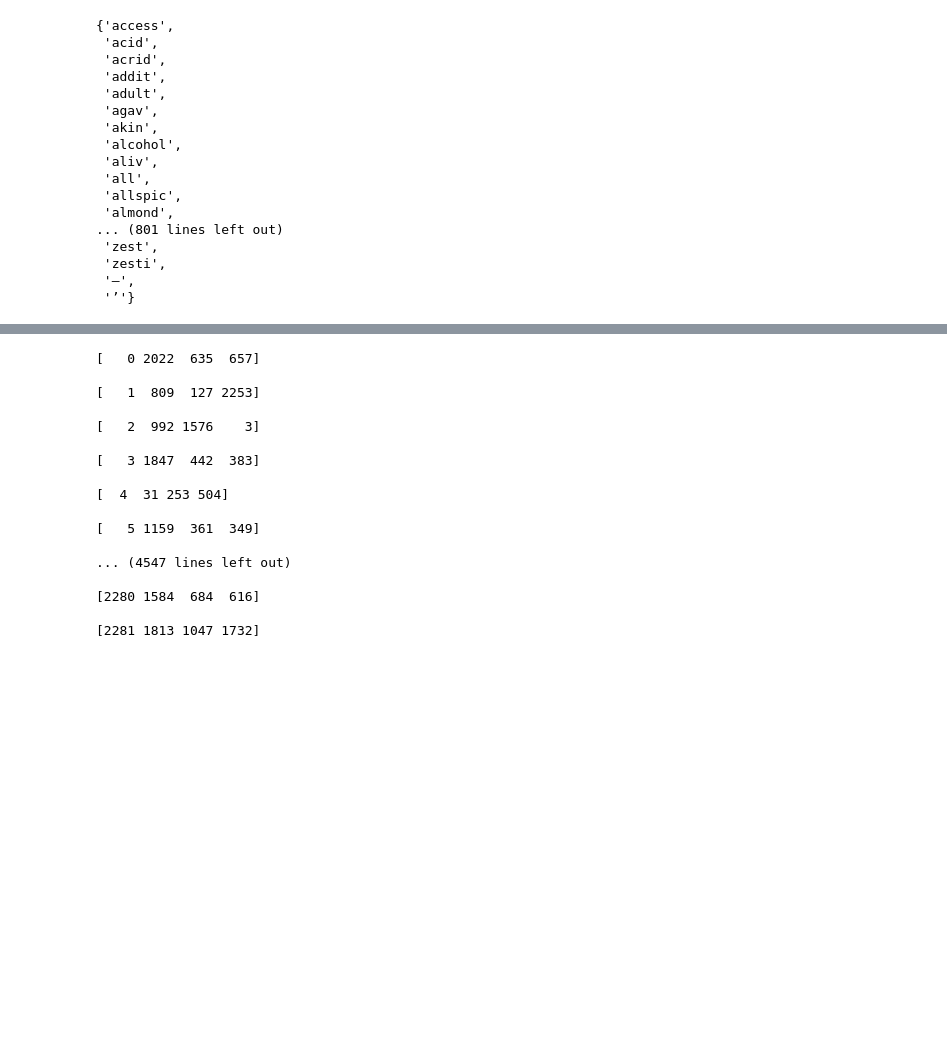
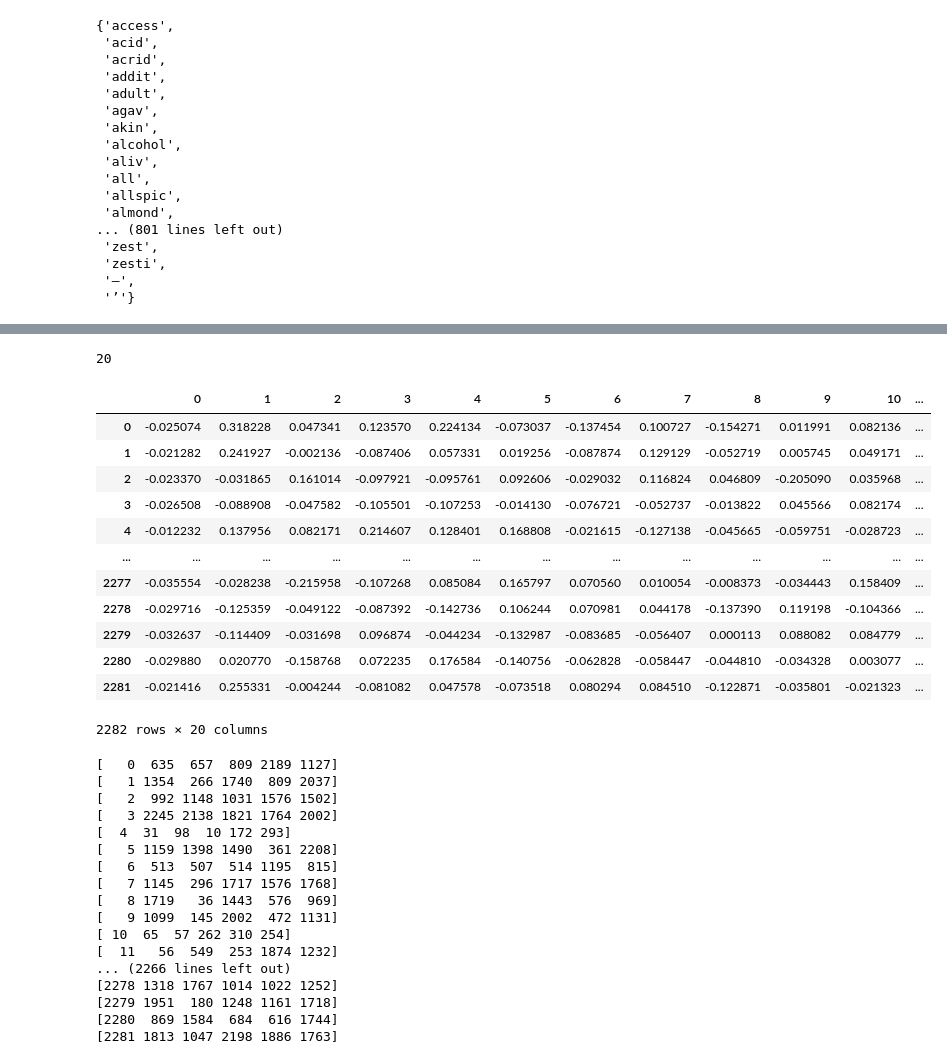
Before and after one commit to 1Intuition/Coffee-Surf, a Jupyter notebook: processing.ipynb, the cells around one changed output, grey strips where cells are left out. Cells and saved outputs as stored; diff of their text form; code cells hidden in the pictures; blank space fills up the shorter version.

```diff
--- a/processing.ipynb
+++ b/processing.ipynb
@@ -308,4 +315,4 @@ one_hot[one_hot.columns[1:]]
 # %%
 X = one_hot[one_hot.columns[1:]]
-nbrs = NearestNeighbors(n_neighbors=4, algorithm='ball_tree').fit(X)
+nbrs = NearestNeighbors(n_neighbors=6, algorithm='ball_tree').fit(X)
 distances, indices = nbrs.kneighbors(X)
@@ -312,21 +321,60 @@ distances, indices = nbrs.kneighbors(X)
+# %%
+# We want to reduce the number of features but limit the difference in nearest neighbours
+# We stop once only 10% of the sets have no overlap
+l = [0]
+n = 4
+while True:
+    n+=1
+    mca = prince.MCA(n_components=n)
+    mca = mca.fit(X)
+    mca = mca.transform(X)
+    nbrs = NearestNeighbors(n_neighbors=6, algorithm='ball_tree').fit(mca)
+    mca_distances, mca_indices = nbrs.kneighbors(mca)
+    l = []
+    for i in range(len(indices)):
+        l.append(len(set(indices[i][1:]) & set(mca_indices[i][1:])))
+    if l.count(0) < len(l)/10:
+        break
+print(n)
+# %% [output]
+20
+# %%
+mca = prince.MCA(n_components=n)
+mca = mca.fit(X)
+mca = mca.transform(X)
+mca
+# %% [output]
+|  | 0 | 1 | 2 | 3 | 4 | 5 | 6 | 7 | 8 | 9 | 10 | ... |
+| 0 | -0.025074 | 0.318228 | 0.047341 | 0.123570 | 0.224134 | -0.073037 | -0.137454 | 0.100727 | -0.154271 | 0.011991 | 0.082136 | ... |
+| 1 | -0.021282 | 0.241927 | -0.002136 | -0.087406 | 0.057331 | 0.019256 | -0.087874 | 0.129129 | -0.052719 | 0.005745 | 0.049171 | ... |
+| 2 | -0.023370 | -0.031865 | 0.161014 | -0.097921 | -0.095761 | 0.092606 | -0.029032 | 0.116824 | 0.046809 | -0.205090 | 0.035968 | ... |
+| 3 | -0.026508 | -0.088908 | -0.047582 | -0.105501 | -0.107253 | -0.014130 | -0.076721 | -0.052737 | -0.013822 | 0.045566 | 0.082174 | ... |
+| 4 | -0.012232 | 0.137956 | 0.082171 | 0.214607 | 0.128401 | 0.168808 | -0.021615 | -0.127138 | -0.045665 | -0.059751 | -0.028723 | ... |
+| ... | ... | ... | ... | ... | ... | ... | ... | ... | ... | ... | ... | ... |
+| 2277 | -0.035554 | -0.028238 | -0.215958 | -0.107268 | 0.085084 | 0.165797 | 0.070560 | 0.010054 | -0.008373 | -0.034443 | 0.158409 | ... |
+| 2278 | -0.029716 | -0.125359 | -0.049122 | -0.087392 | -0.142736 | 0.106244 | 0.070981 | 0.044178 | -0.137390 | 0.119198 | -0.104366 | ... |
+| 2279 | -0.032637 | -0.114409 | -0.031698 | 0.096874 | -0.044234 | -0.132987 | -0.083685 | -0.056407 | 0.000113 | 0.088082 | 0.084779 | ... |
+| 2280 | -0.029880 | 0.020770 | -0.158768 | 0.072235 | 0.176584 | -0.140756 | -0.062828 | -0.058447 | -0.044810 | -0.034328 | 0.003077 | ... |
+| 2281 | -0.021416 | 0.255331 | -0.004244 | -0.081082 | 0.047578 | -0.073518 | 0.080294 | 0.084510 | -0.122871 | -0.035801 | -0.021323 | ... |
+2282 rows × 20 columns
 # %%
-for i in indices:
-    print(i,"\n")
+for i in mca_indices:
+    print(i)
 # %% [output]
-[   0 2022  635  657]
-
-[   1  809  127 2253]
-
-[   2  992 1576    3]
-
-[   3 1847  442  383]
-
-[  4  31 253 504]
-
-[   5 1159  361  349]
-
-... (4547 lines left out)
-
-[2280 1584  684  616]
-
-[2281 1813 1047 1732]
+[   0  635  657  809 2189 1127]
+[   1 1354  266 1740  809 2037]
+[   2  992 1148 1031 1576 1502]
+[   3 2245 2138 1821 1764 2002]
+[  4  31  98  10 172 293]
+[   5 1159 1398 1490  361 2208]
+[   6  513  507  514 1195  815]
+[   7 1145  296 1717 1576 1768]
+[   8 1719   36 1443  576  969]
+[   9 1099  145 2002  472 1131]
+[ 10  65  57 262 310 254]
+[  11   56  549  253 1874 1232]
+... (2266 lines left out)
+[2278 1318 1767 1014 1022 1252]
+[2279 1951  180 1248 1161 1718]
+[2280  869 1584  684  616 1744]
+[2281 1813 1047 2198 1886 1763]
```
Also changed, not shown: parts of 10 cells of this notebook.
